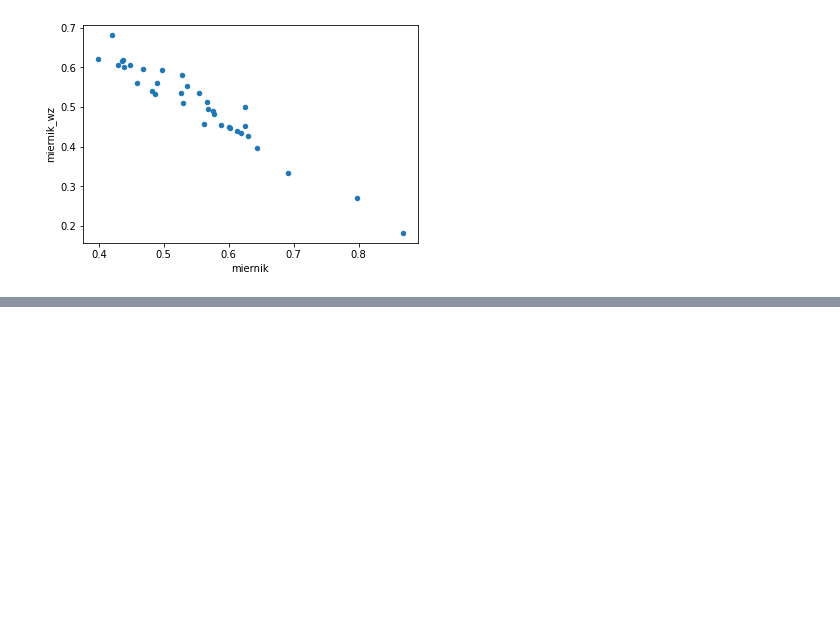
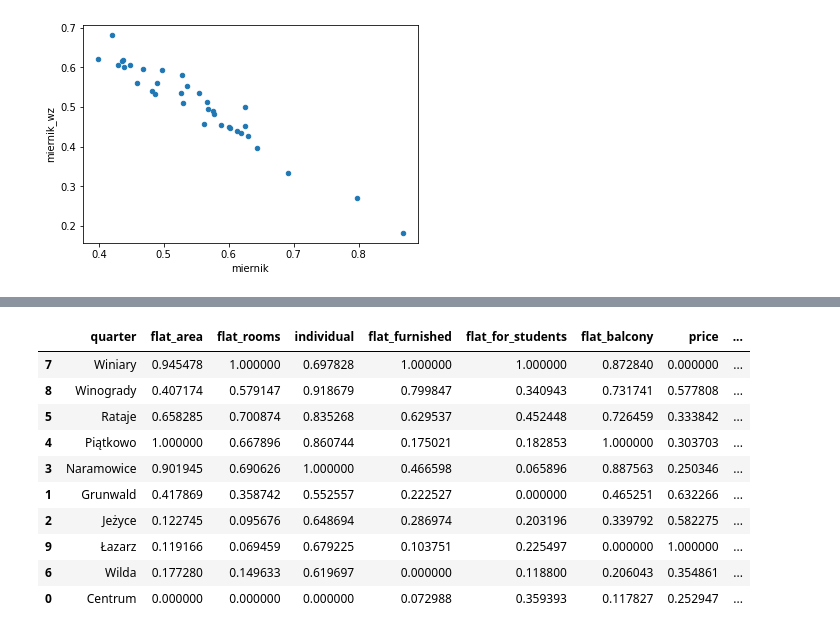
Before and after one commit to DepartmentOfStatisticsPUE/air-2022, a Jupyter notebook: notebooks/4_porzadkowanie.ipynb, the cells around one changed output, grey strips where cells are left out. Drawn from its saved outputs; the diff is of its cells as text; code cells hidden in the pictures; blank space fills up the shorter version.

```diff
--- a/notebooks/4_porzadkowanie.ipynb
+++ b/notebooks/4_porzadkowanie.ipynb
@@ -82,0 +161,16 @@ powiaty.plot.scatter(x = "miernik", y = "miernik_wz")
+# %%
+dane_porz["miernik"] = dane_porz.loc[:, "flat_area":"flat_deposit"].mean(axis = 1)
+dane_porz.sort_values("miernik", ascending=False, inplace = True)
+dane_porz
+# %% [output]
+|  | quarter | flat_area | flat_rooms | individual | flat_furnished | flat_for_students | flat_balcony | price | ... |
+| 7 | Winiary | 0.945478 | 1.000000 | 0.697828 | 1.000000 | 1.000000 | 0.872840 | 0.000000 | ... |
+| 8 | Winogrady | 0.407174 | 0.579147 | 0.918679 | 0.799847 | 0.340943 | 0.731741 | 0.577808 | ... |
+| 5 | Rataje | 0.658285 | 0.700874 | 0.835268 | 0.629537 | 0.452448 | 0.726459 | 0.333842 | ... |
+| 4 | Piątkowo | 1.000000 | 0.667896 | 0.860744 | 0.175021 | 0.182853 | 1.000000 | 0.303703 | ... |
+| 3 | Naramowice | 0.901945 | 0.690626 | 1.000000 | 0.466598 | 0.065896 | 0.887563 | 0.250346 | ... |
+| 1 | Grunwald | 0.417869 | 0.358742 | 0.552557 | 0.222527 | 0.000000 | 0.465251 | 0.632266 | ... |
+| 2 | Jeżyce | 0.122745 | 0.095676 | 0.648694 | 0.286974 | 0.203196 | 0.339792 | 0.582275 | ... |
+| 9 | Łazarz | 0.119166 | 0.069459 | 0.679225 | 0.103751 | 0.225497 | 0.000000 | 1.000000 | ... |
+| 6 | Wilda | 0.177280 | 0.149633 | 0.619697 | 0.000000 | 0.118800 | 0.206043 | 0.354861 | ... |
+| 0 | Centrum | 0.000000 | 0.000000 | 0.000000 | 0.072988 | 0.359393 | 0.117827 | 0.252947 | ... |
```
Also changed, not shown: parts of 15 cells of this notebook.
